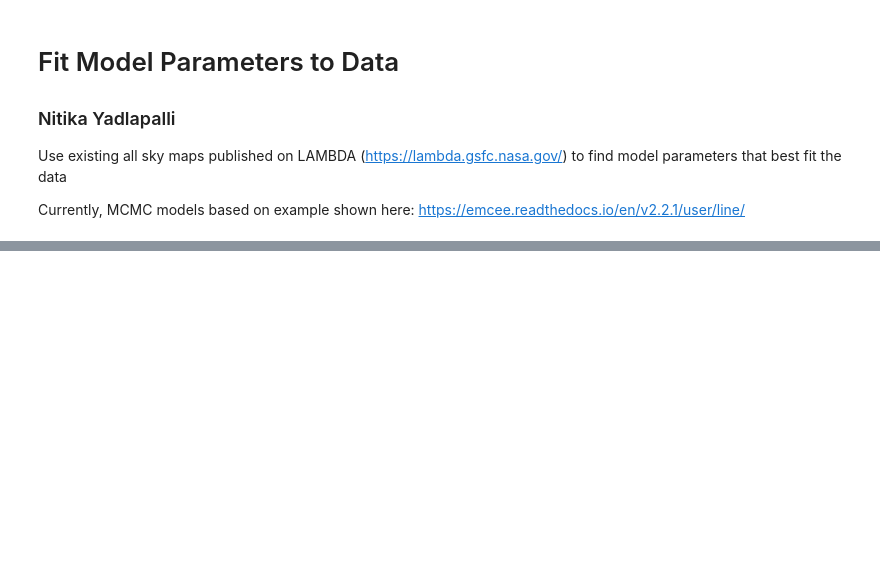
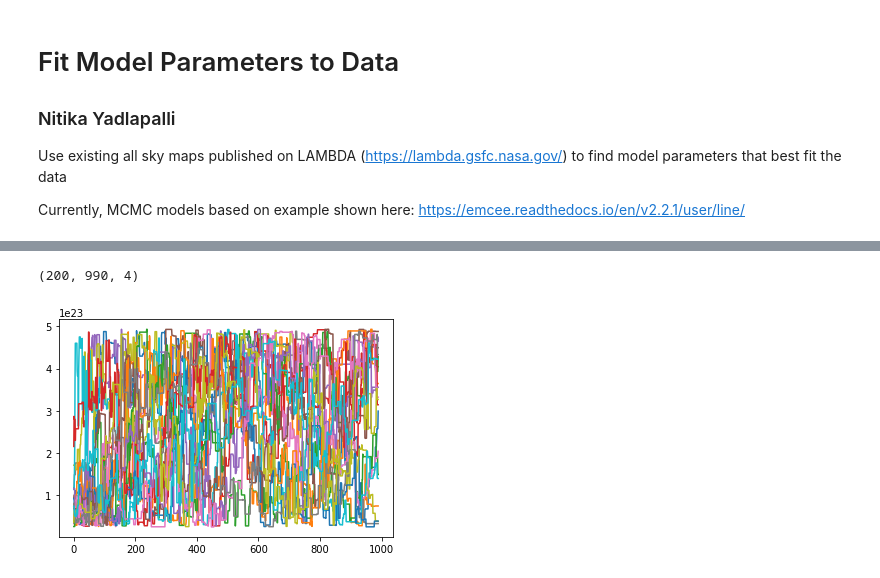
Before and after one commit to nitikayad96/radio-background, a Jupyter notebook: find-model-parameters.ipynb, the cells around one changed output, grey strips where cells are left out. Drawn from its saved outputs; the diff is of its cells as text; code cells hidden in the pictures; blank space fills up the shorter version.

```diff
--- a/find-model-parameters.ipynb
+++ b/find-model-parameters.ipynb
@@ -439,6 +6,0 @@ samples_reshape[:,4] = np.log10(samples_reshape[:,4])
-# %%
-labels=["log($R_{disk})$", "$log(h_{disk})$", "$log(j_{disk})$" ,"$log(R_{halo})$","$log(j_{halo})$", "$T_{bkg}$"]
-for i in range(ndim):
-    plt.figure(i)
-    plt.plot(samples_reshape[:,i],'b-')
-    plt.ylabel(labels[i], fontsize='15')
@@ -510,4 +6,0 @@ samples_reshape[:,4] = np.log10(samples_reshape[:,4])
-# %%
-plt.figure()
-for i in range(20):
-    plt.plot(samples[i,:,1])
@@ -516,6 +6,0 @@ for i in range(20):
-# %%
-labels=["log($R_{disk})$", "$log(h_{disk})$", "$log(j_{disk})$" ,"$log(R_{halo})$","$log(j_{halo})$", "$T_{bkg}$"]
-for i in range(ndim):
-    plt.figure(i)
-    plt.plot(samples_reshape[:,i],'b-')
-    plt.ylabel(labels[i], fontsize='15')
@@ -637,0 +74,20 @@ else:
+# %%
+samples = np.load("disk+bkg.npz")['samples']
+samples = samples[:,10:,:]
+print(samples.shape)
+
+ndim=4
+samples_reshape = samples.reshape((-1, ndim))
+
+
+samples_reshape[:,0] = np.log10(samples_reshape[:,0])
+samples_reshape[:,1] = np.log10(samples_reshape[:,1])
+samples_reshape[:,2] = np.log10(samples_reshape[:,2])
+# %% [output]
+(200, 990, 4)
+# %%
+plt.figure()
+for i in range(20):
+    plt.plot(samples[i,:,0])
+# %% [output]
+[figure, added]
```
Also changed, not shown: parts of 54 cells of this notebook, 50 other files.
